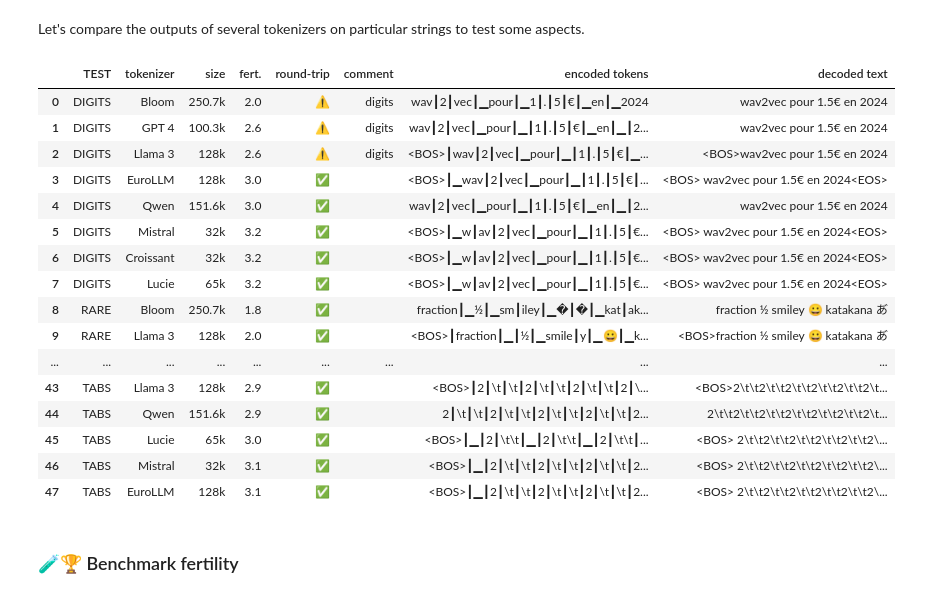
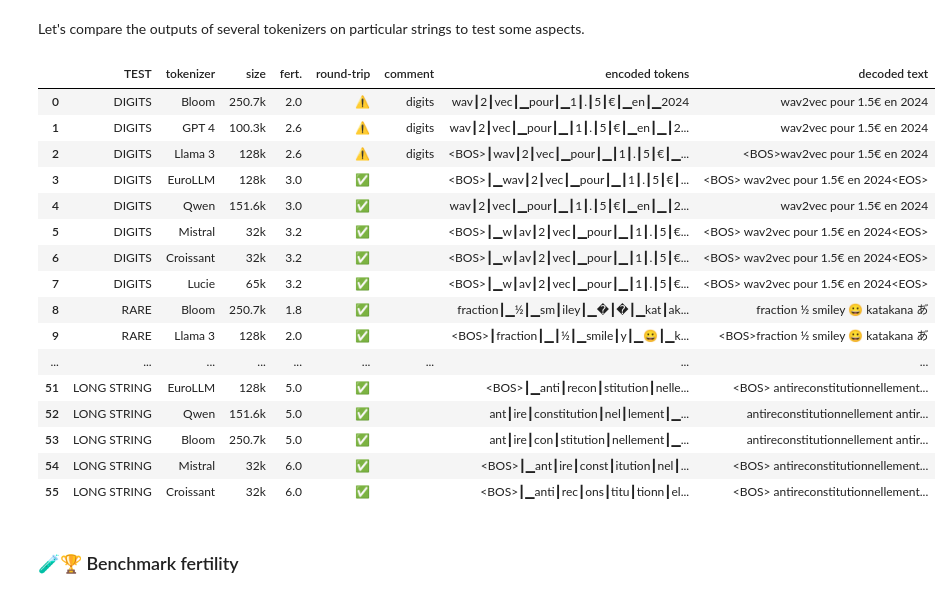
Before and after one commit to Jeronymous/deep_learning_notebooks, a Jupyter notebook: tokenizers.ipynb, the cells around one changed output. Saved outputs shown, nothing was run; the diff lists cells and outputs as text; code cells hidden in the pictures.

```diff
--- a/tokenizers.ipynb
+++ b/tokenizers.ipynb
@@ -322,7 +322,7 @@ def encode_decode(tokenizer, text, add_special_tokens=True):
     return tokens, tokens_strings, decoded, norm_decoded
 
 
-def vocabulary_size(tokenizer):
+def vocabulary_size(tokenizer, to_string=False):
     """
     Get the vocabulary size of a tokenizer.
     """
@@ -339,8 +339,17 @@ def vocabulary_size(tokenizer):
             break
     if not N:
         raise NotImplementedError(f"Vocabulary not supported for tokenizer '{tokenizer}'")
+    if to_string:
+        N = format_thoushands(N)
     return N
 
+def format_thoushands(N):
+    import math
+    if N < 1100:
+        return str(N)
+    if N - 1000 * math.floor(N/1000) < 100:
+        return f"{N//1000}k"
+    return f"{N/1000:.1f}k"
 
 def get_vocabulary(tokenizer):
     """
@@ -651,12 +702,11 @@ def test_tokenizers_on_text(
     all_data = []
     for tokenizer in tokenizers:
         tokens, tokens_str, decoded_raw, decoded = encode_decode(tokenizer, text)
-        N = vocabulary_size(tokenizer)
         data = {
             "tokenizer": tokenizer,
         }
         if display_vocabulary_size:
-            data["size"] = format_thoushands(N)
+            data["size"] = vocabulary_size(tokenizer, True)
         if display_fertility:
             num_words = len(text.split())
             num_tokens = len(tokens)
@@ -696,11 +746,11 @@ def test_tokenizers_on_text(
                 elif not new:
                     diff_string = f"'{orig}' removed (char {start1+1}/{len(text_strip)})"
                 else:
-                    diff_string += "'"
+                    diff_string += "«"
                     diff_string += orig
-                    diff_string += "' ≠ '"
+                    diff_string += "» ≠ «"
                     diff_string += new
-                    diff_string += "'"
+                    diff_string += "»"
 
             # Look if there are weird mixed tokens
             weird_tokens = ""
@@ -738,18 +788,15 @@ def test_tokenizers_on_text(
 
     return all_data
 
-def cut_long_string(text, max_len=100):
+def cut_long_string(
+    text,
+    max_len=100,
+    separator= "・・・" # "《…》"
+    ):
     if len(text) > max_len:
-        return text[:max_len//2] + "《…》" + text[-max_len//2:]
+
+        return text[:max_len//2] + separator + text[-max_len//2:]
     return text
-
-def format_thoushands(N):
-    import math
-    if N < 1100:
-        return str(N)
-    if N - 1000 * math.floor(N/1000) < 100:
-        return f"{N//1000}k"
-    return f"{N/1000:.1f}k"
 
 
 test_tokenizers_on_text("Mais, mais… vas t'en là-bas !")
@@ -791,6 +838,8 @@ test_tokenizers_on_text(input, ["Jais", "Aya"])
 # %% [markdown]
 Let's compare the outputs of several tokenizers on particular strings to test some aspects.
 # %%
+import tqdm
+
 def challenge_tokenizers(
     tokenizers=my_tokenizers,
     tests=None
@@ -804,6 +853,7 @@ def challenge_tokenizers(
             "spaces": "".join([f"{i}{' '*i}{i}{' '*i}" for i in range(1, 12)]),
             "linebreaks": "".join([f"{i}" + ("\r\n"*i) for i in range(1, 12)]),
             "tabs": "".join([f"{i}" + ("\t"*i) for iµ in range(1, 12)]),
+            "long string": "antireconstitutionnellement " * 32000,
         }
 
     combined_results = {
@@ -816,7 +866,7 @@ def challenge_tokenizers(
         "encoded tokens": [],
         "decoded text": [],
     }
-    for name, text in tests.items():
+    for name, text in tqdm.tqdm(tests.items(), desc="Testing tokenizers", unit="test"):
         df = test_tokenizers_on_text(text, tokenizers)
         df['tmp'] = df['size'].apply(lambda x: eval(x.replace('k', '*1000').replace(' ', '')))
         df = df.sort_values(by=["fert.", "tmp"], ascending=True)
@@ -833,38 +883,38 @@ def challenge_tokenizers(
             else:
                 combined_results[k] += list(df[k].values)
 
     return pd.DataFrame(combined_results)
 
 challenge_tokenizers(
     [
         "GPT 4",
         "Mistral",
         "Llama 3",
         "Qwen",
         "Bloom",
         "Croissant",
         "EuroLLM",
         "Lucie",
     ]
 )
 # %% [output]
 |  | TEST | tokenizer | size | fert. | round-trip | comment | encoded tokens | decoded text |
 | 0 | DIGITS | Bloom | 250.7k | 2.0 | ⚠️ | digits | wav┃2┃vec┃▁pour┃▁1┃.┃5┃€┃▁en┃▁2024 | wav2vec pour 1.5€ en 2024 |
 | 1 | DIGITS | GPT 4 | 100.3k | 2.6 | ⚠️ | digits | wav┃2┃vec┃▁pour┃▁┃1┃.┃5┃€┃▁en┃▁┃2... | wav2vec pour 1.5€ en 2024 |
 | 2 | DIGITS | Llama 3 | 128k | 2.6 | ⚠️ | digits | <BOS>┃wav┃2┃vec┃▁pour┃▁┃1┃.┃5┃€┃▁... | <BOS>wav2vec pour 1.5€ en 2024 |
 | 3 | DIGITS | EuroLLM | 128k | 3.0 | ✅ |  | <BOS>┃▁wav┃2┃vec┃▁pour┃▁┃1┃.┃5┃€┃... | <BOS> wav2vec pour 1.5€ en 2024<EOS> |
 | 4 | DIGITS | Qwen | 151.6k | 3.0 | ✅ |  | wav┃2┃vec┃▁pour┃▁┃1┃.┃5┃€┃▁en┃▁┃2... | wav2vec pour 1.5€ en 2024 |
 | 5 | DIGITS | Mistral | 32k | 3.2 | ✅ |  | <BOS>┃▁w┃av┃2┃vec┃▁pour┃▁┃1┃.┃5┃€... | <BOS> wav2vec pour 1.5€ en 2024<EOS> |
 | 6 | DIGITS | Croissant | 32k | 3.2 | ✅ |  | <BOS>┃▁w┃av┃2┃vec┃▁pour┃▁┃1┃.┃5┃€... | <BOS> wav2vec pour 1.5€ en 2024<EOS> |
 | 7 | DIGITS | Lucie | 65k | 3.2 | ✅ |  | <BOS>┃▁w┃av┃2┃vec┃▁pour┃▁┃1┃.┃5┃€... | <BOS> wav2vec pour 1.5€ en 2024<EOS> |
 | 8 | RARE | Bloom | 250.7k | 1.8 | ✅ |  | fraction┃▁½┃▁sm┃iley┃▁�┃�┃▁kat┃ak... | fraction ½ smiley 😀 katakana あ゙ |
 | 9 | RARE | Llama 3 | 128k | 2.0 | ✅ |  | <BOS>┃fraction┃▁┃½┃▁smile┃y┃▁😀┃▁k... | <BOS>fraction ½ smiley 😀 katakana あ゙ |
 | ... | ... | ... | ... | ... | ... | ... | ... | ... |
-| 43 | TABS | Llama 3 | 128k | 2.9 | ✅ |  | <BOS>┃2┃\t┃\t┃2┃\t┃\t┃2┃\t┃\t┃2┃\... | <BOS>2\t\t2\t\t2\t\t2\t\t2\t\t2\t... |
-| 44 | TABS | Qwen | 151.6k | 2.9 | ✅ |  | 2┃\t┃\t┃2┃\t┃\t┃2┃\t┃\t┃2┃\t┃\t┃2... | 2\t\t2\t\t2\t\t2\t\t2\t\t2\t\t2\t... |
-| 45 | TABS | Lucie | 65k | 3.0 | ✅ |  | <BOS>┃▁┃2┃\t\t┃▁┃2┃\t\t┃▁┃2┃\t\t┃... | <BOS> 2\t\t2\t\t2\t\t2\t\t2\t\t2\... |
-| 46 | TABS | Mistral | 32k | 3.1 | ✅ |  | <BOS>┃▁┃2┃\t┃\t┃2┃\t┃\t┃2┃\t┃\t┃2... | <BOS> 2\t\t2\t\t2\t\t2\t\t2\t\t2\... |
-| 47 | TABS | EuroLLM | 128k | 3.1 | ✅ |  | <BOS>┃▁┃2┃\t┃\t┃2┃\t┃\t┃2┃\t┃\t┃2... | <BOS> 2\t\t2\t\t2\t\t2\t\t2\t\t2\... |
+| 51 | LONG STRING | EuroLLM | 128k | 5.0 | ✅ |  | <BOS>┃▁anti┃recon┃stitution┃nelle... | <BOS> antireconstitutionnellement... |
+| 52 | LONG STRING | Qwen | 151.6k | 5.0 | ✅ |  | ant┃ire┃constitution┃nel┃lement┃▁... | antireconstitutionnellement antir... |
+| 53 | LONG STRING | Bloom | 250.7k | 5.0 | ✅ |  | ant┃ire┃con┃stitution┃nellement┃▁... | antireconstitutionnellement antir... |
+| 54 | LONG STRING | Mistral | 32k | 6.0 | ✅ |  | <BOS>┃▁ant┃ire┃const┃itution┃nel┃... | <BOS> antireconstitutionnellement... |
+| 55 | LONG STRING | Croissant | 32k | 6.0 | ✅ |  | <BOS>┃▁anti┃rec┃ons┃titu┃tionn┃el... | <BOS> antireconstitutionnellement... |
 # %% [markdown]
 ### 🧪🏆 Benchmark fertility
 # %%
```
Also changed, not shown: parts of 12 cells of this notebook.
